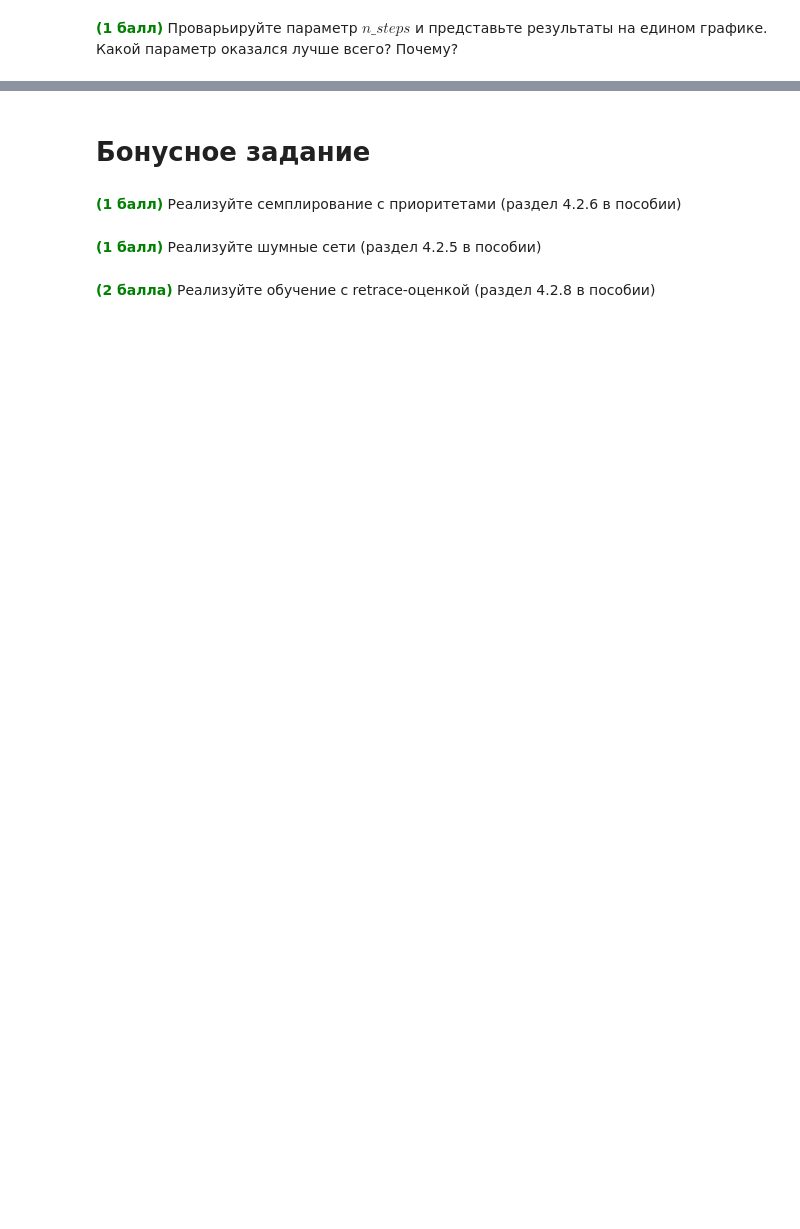
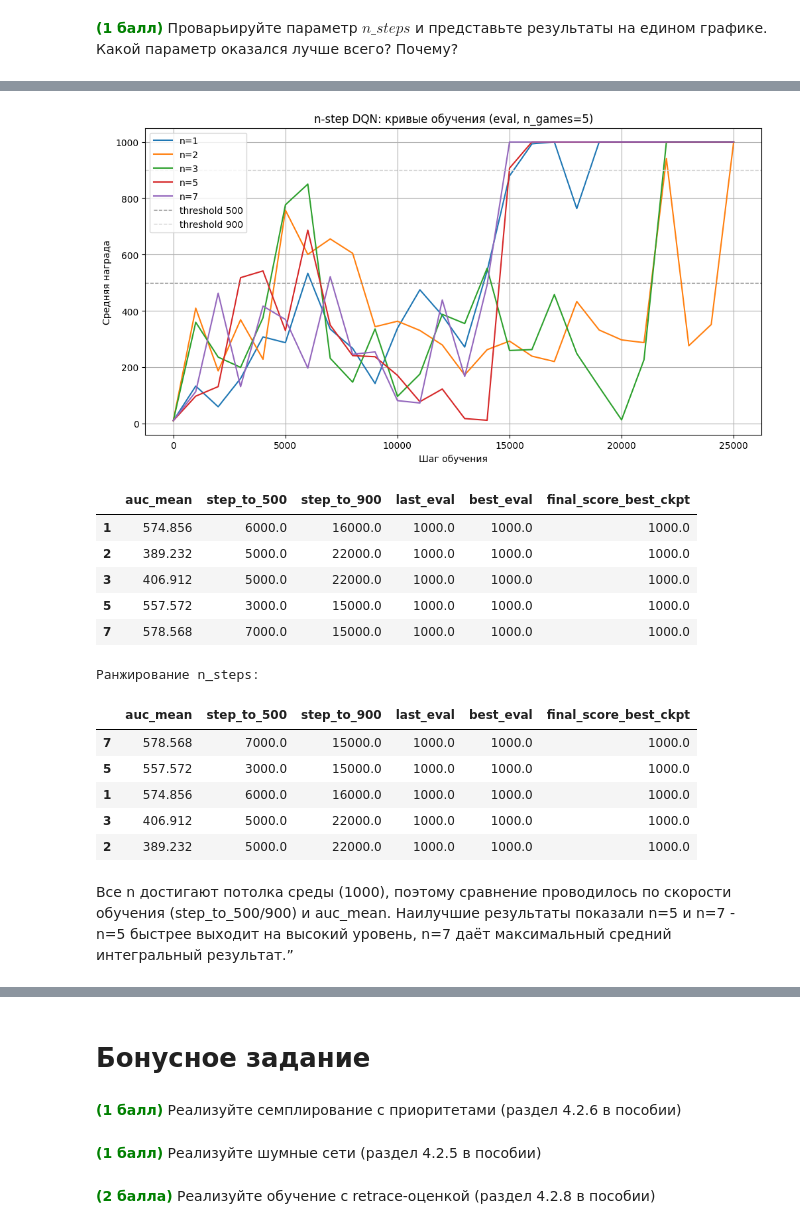
Before and after one commit to oncominglane/rl_mipt_course, a Jupyter notebook: tasks/task3/Q_обучение_Тулупов_Николай_Дмитриевич_Б01-204.ipynb, the cells around one changed output, grey strips where cells are left out. Drawn from its saved outputs; the diff is of its cells as text; code cells hidden in the pictures; blank space fills up the shorter version.

```diff
--- a/tasks/task3/Q_обучение_Тулупов_Николай_Дмитриевич_Б01-204.ipynb
+++ b/tasks/task3/Q_обучение_Тулупов_Николай_Дмитриевич_Б01-204.ipynb
@@ -1435,3 +1590,71 @@ print('Отлично справились')
+# %%
+thresholds = [500, 900]
+summary = {}
+
+for n, hist in curves.items():
+    y = np.array(hist, dtype=float)
+    x = np.arange(len(y)) * eval_freq
+
+    # среднее качество по всей траектории (AUC/длина)
+    auc_mean = np.trapz(y, x) / (x[-1] - x[0]) if len(x) > 1 else float(y.mean())
+
+    # шаг достижения порога
+    t500 = x[np.argmax(y >= 500)] if np.any(y >= 500) else np.inf
+    t900 = x[np.argmax(y >= 900)] if np.any(y >= 900) else np.inf
+
+    # последняя доступная оценка
+    last_eval = float(y[-1])
+
+    summary[n] = {
+        "auc_mean": auc_mean,
+        "step_to_500": t500,
+        "step_to_900": t900,
+        "last_eval": last_eval,
+        "best_eval": float(np.max(y)),
+        "final_score_best_ckpt": float(results.get(n, np.nan)),
+    }
+
+# 1) Единый график кривых
+plt.figure(figsize=(12, 6))
+for n, hist in curves.items():
+    x = np.arange(len(hist)) * eval_freq
+    plt.plot(x, hist, label=f"n={n}")
+plt.axhline(500, color="gray", linestyle="--", linewidth=1, label="threshold 500")
+plt.axhline(900, color="lightgray", linestyle="--", linewidth=1, label="threshold 900")
+plt.title("n-step DQN: кривые обучения (eval, n_games=5)")
+plt.xlabel("Шаг обучения")
+plt.ylabel("Средняя награда")
+plt.grid(True)
+plt.legend()
+plt.show()
+
+# 2) Таблица метрик для сравнения n
+import pandas as pd
+df = pd.DataFrame(summary).T.sort_index()
+display(df)
+
+# 3) Ранжирование: быстрее до 900, потом выше auc_mean
+rank = df.sort_values(by=["step_to_900", "auc_mean"], ascending=[True, False])
+print("Ранжирование n_steps:")
+display(rank)
+# %% [output]
+[figure, added]
+|  | auc_mean | step_to_500 | step_to_900 | last_eval | best_eval | final_score_best_ckpt |
+| 1 | 574.856 | 6000.0 | 16000.0 | 1000.0 | 1000.0 | 1000.0 |
+| 2 | 389.232 | 5000.0 | 22000.0 | 1000.0 | 1000.0 | 1000.0 |
+| 3 | 406.912 | 5000.0 | 22000.0 | 1000.0 | 1000.0 | 1000.0 |
+| 5 | 557.572 | 3000.0 | 15000.0 | 1000.0 | 1000.0 | 1000.0 |
+| 7 | 578.568 | 7000.0 | 15000.0 | 1000.0 | 1000.0 | 1000.0 |
+Ранжирование n_steps:
+|  | auc_mean | step_to_500 | step_to_900 | last_eval | best_eval | final_score_best_ckpt |
+| 7 | 578.568 | 7000.0 | 15000.0 | 1000.0 | 1000.0 | 1000.0 |
+| 5 | 557.572 | 3000.0 | 15000.0 | 1000.0 | 1000.0 | 1000.0 |
+| 1 | 574.856 | 6000.0 | 16000.0 | 1000.0 | 1000.0 | 1000.0 |
+| 3 | 406.912 | 5000.0 | 22000.0 | 1000.0 | 1000.0 | 1000.0 |
+| 2 | 389.232 | 5000.0 | 22000.0 | 1000.0 | 1000.0 | 1000.0 |
+# %% [markdown]
+Все n достигают потолка среды (1000), поэтому сравнение проводилось по скорости обучения (step_to_500/900) и auc_mean.
+Наилучшие результаты показали n=5 и n=7 -  n=5 быстрее выходит на высокий уровень, n=7 даёт максимальный средний интегральный результат.”
 # %%
 # запись эпизодов
 with RecordVideo(
```
Also changed, not shown: parts of 16 cells of this notebook, 10 other files.
